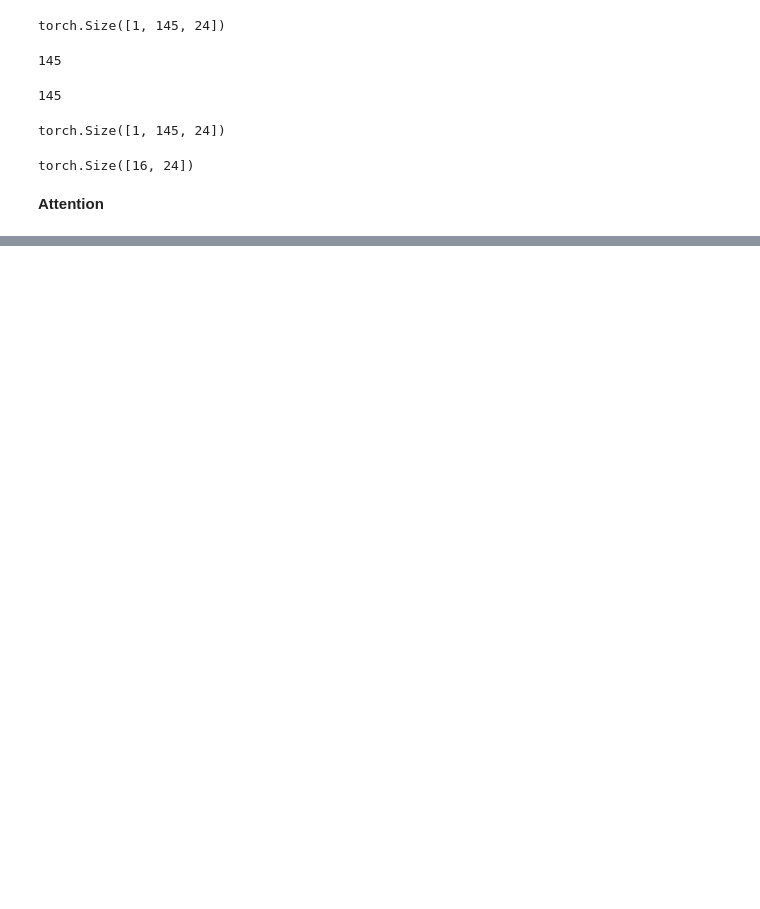
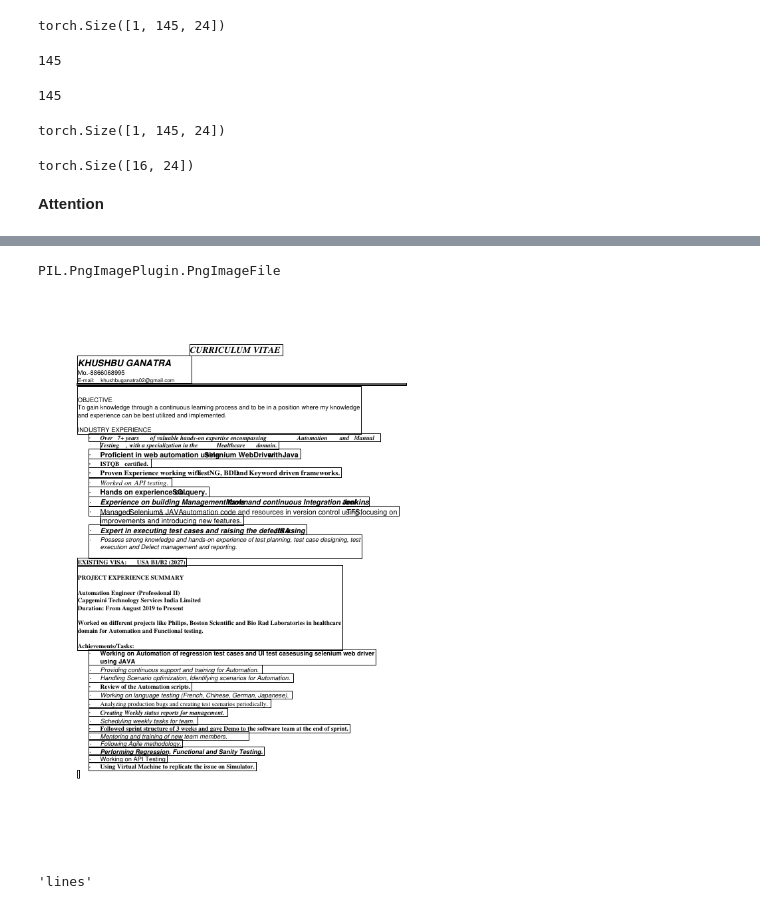
Before and after one commit to SANJITH-KUMAR-20/StemLay-DocUnderstanding, a Jupyter notebook: DataLoad.ipynb, the cells around one changed output, grey strips where cells are left out. Drawn from its saved outputs; the diff is of its cells as text; code cells hidden in the pictures; blank space fills up the shorter version.

```diff
--- a/DataLoad.ipynb
+++ b/DataLoad.ipynb
@@ -290,0 +296,6 @@ def transpose_for_scores(self, x):
+# %%
+img = PIL.Image.open("dftr_data/images/0_0_0.png")
+# %%
+type(img)
+# %% [output]
+PIL.PngImagePlugin.PngImageFile
@@ -290,0 +311,20 @@ def transpose_for_scores(self, x):
+# %%
+img
+# %% [output]
+[figure, added]
+# %%
+for box in content:
+    try:
+        word_lines = box["lines"]
+        for line in word_lines:
+            spans = line["spans"]
+            for span in spans:
+                word_boxes = span["words"]
+                for bbox in word_boxes:
+                    boxx = bbox["bbox"]
+                    draw.rectangle(boxx, outline= 1,width= 1)
+
+    except Exception as e:
+        print(e)
+# %% [output]
+'lines'
```
Also changed, not shown: parts of 12 cells of this notebook, 1 other file.
